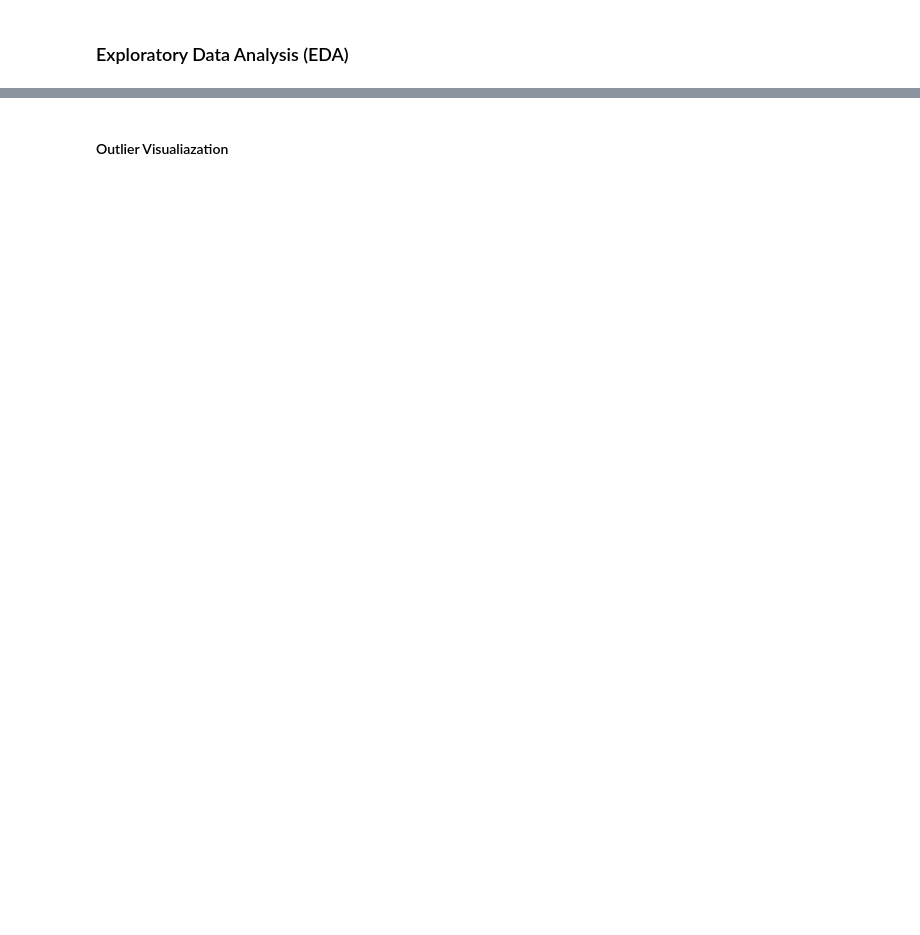
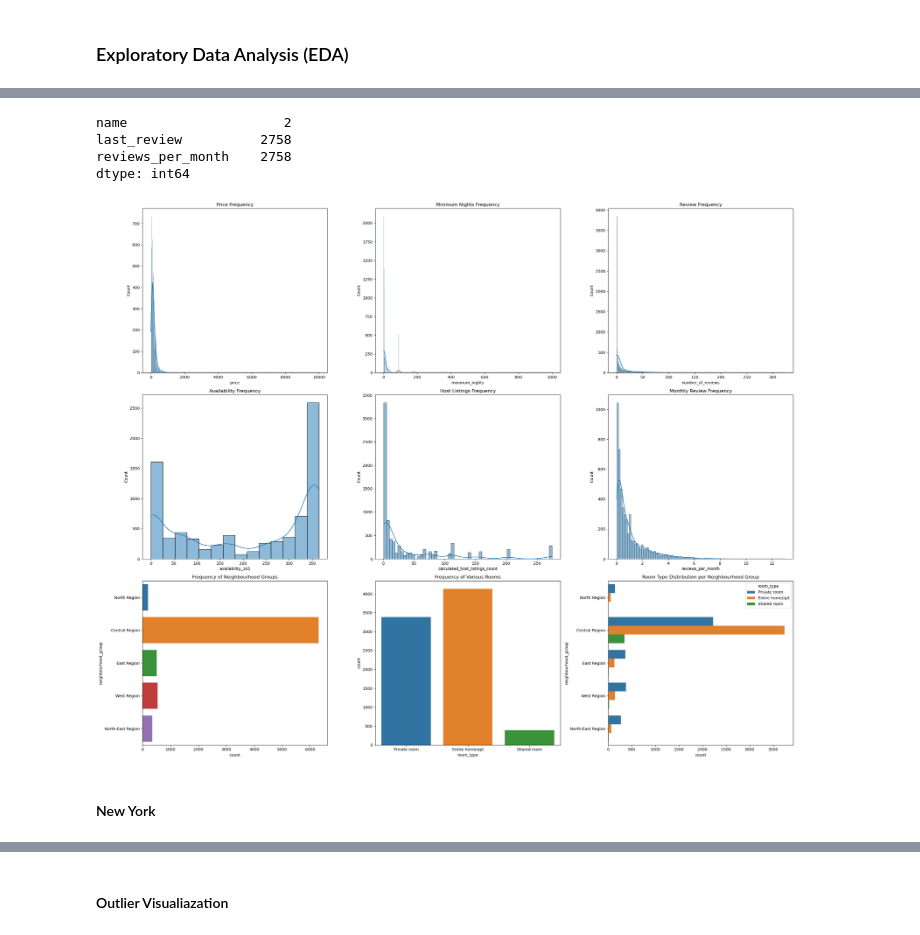
Before and after one commit to devxlag/Comp3608-Project, a Jupyter notebook: main.ipynb, the cells around one changed output, grey strips where cells are left out. Drawn from its saved outputs; the diff is of its cells as text; code cells hidden in the pictures; blank space fills up the shorter version.

```diff
--- a/main.ipynb
+++ b/main.ipynb
@@ -113,0 +112,14 @@ dtype: int64}
+# %%
+missing_data = singapore_df.isnull().sum()
+missing_data[missing_data > 0]
+# %% [output]
+name                    2
+last_review          2758
+reviews_per_month    2758
+dtype: int64
+# %%
+print_graphs(singapore_df)
+# %% [output]
+[figure, added]
+# %% [markdown]
+#### New York
```
Also changed, not shown: parts of 49 cells of this notebook, 1 other file.
